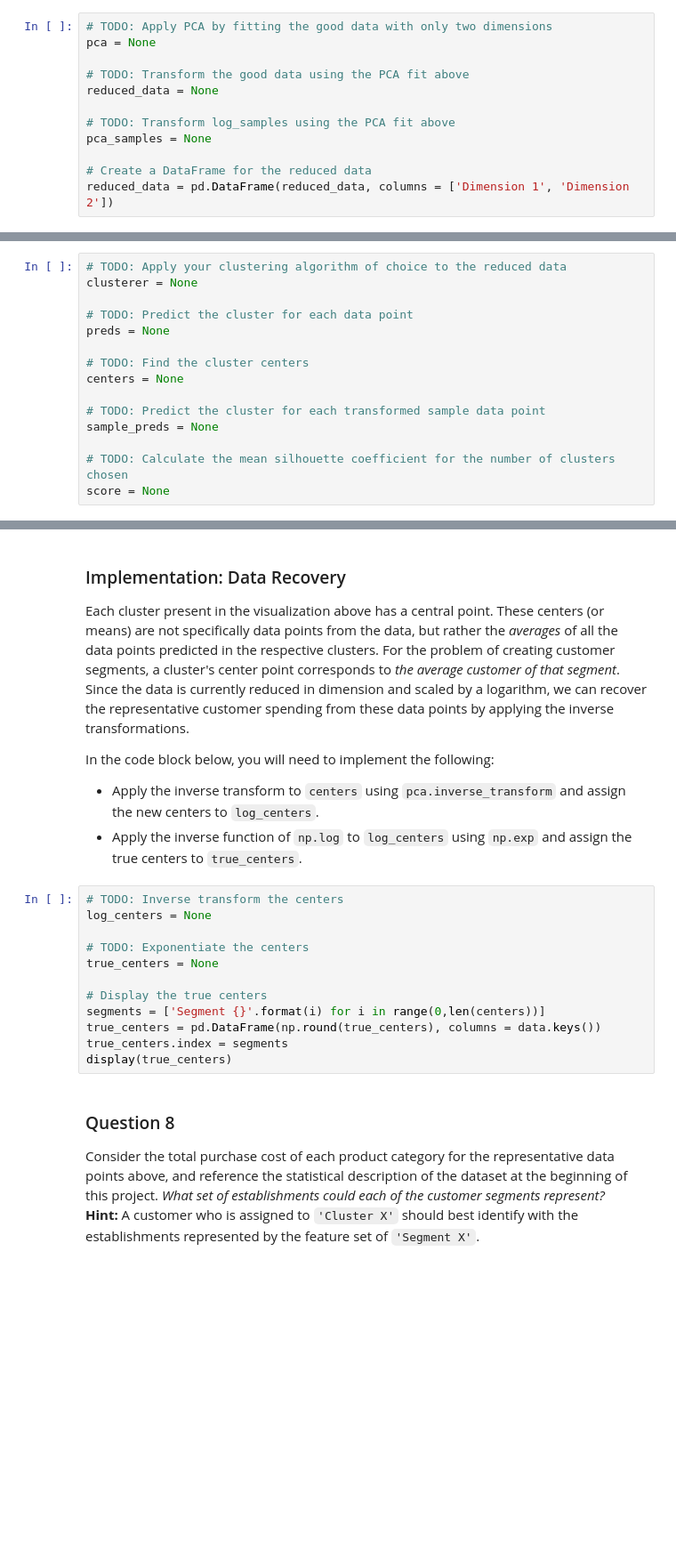
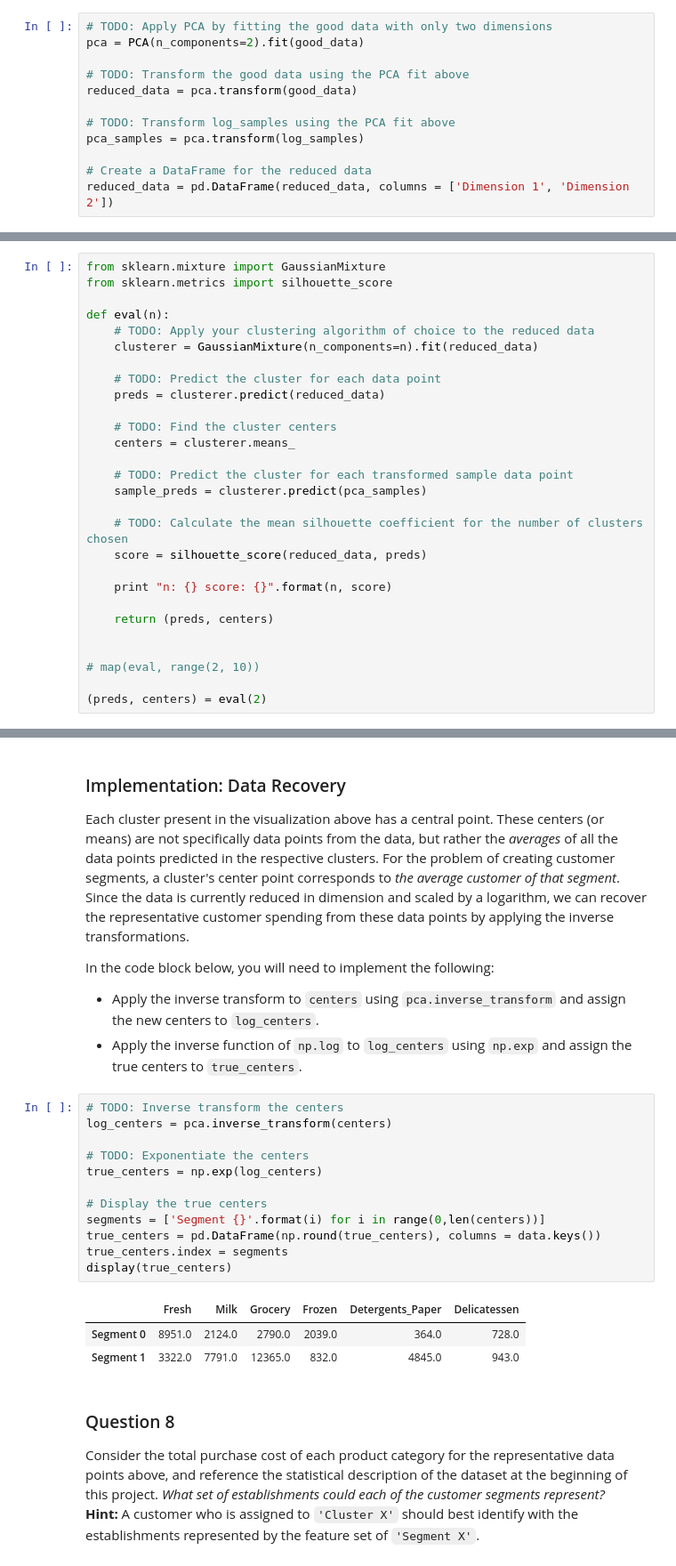
Before and after one commit to stopachka/machine-learning, a Jupyter notebook: projects/customer_segments/customer_segments.ipynb, the cells around one changed output, grey strips where cells are left out. Shown at 89% size. Saved outputs shown, nothing was run; the diff lists cells and outputs as text; blank space fills up the shorter version.

```diff
--- a/projects/customer_segments/customer_segments.ipynb
+++ b/projects/customer_segments/customer_segments.ipynb
@@ -254,13 +355,13 @@ In the code block below, you will need to implement the following:
  - Apply a PCA transformation of `log_samples` using `pca.transform`, and assign the results to `pca_samples`.
 # %%
 # TODO: Apply PCA by fitting the good data with only two dimensions
-pca = None
+pca = PCA(n_components=2).fit(good_data)
 
 # TODO: Transform the good data using the PCA fit above
-reduced_data = None
+reduced_data = pca.transform(good_data)
 
 # TODO: Transform log_samples using the PCA fit above
-pca_samples = None
+pca_samples = pca.transform(log_samples)
 
 # Create a DataFrame for the reduced data
 reduced_data = pd.DataFrame(reduced_data, columns = ['Dimension 1', 'Dimension 2'])
@@ -305,17 +425,30 @@ In the code block below, you will need to implement the following:
  - Import `sklearn.metrics.silhouette_score` and calculate the silhouette score of `reduced_data` against `preds`.
    - Assign the silhouette score to `score` and print the result.
 # %%
-# TODO: Apply your clustering algorithm of choice to the reduced data
-clusterer = None
+from sklearn.mixture import GaussianMixture
+from sklearn.metrics import silhouette_score
 
-# TODO: Predict the cluster for each data point
-preds = None
+def eval(n):
+    # TODO: Apply your clustering algorithm of choice to the reduced data
+    clusterer = GaussianMixture(n_components=n).fit(reduced_data)
 
-# TODO: Find the cluster centers
-centers = None
+    # TODO: Predict the cluster for each data point
+    preds = clusterer.predict(reduced_data)
 
-# TODO: Predict the cluster for each transformed sample data point
-sample_preds = None
+    # TODO: Find the cluster centers
+    centers = clusterer.means_
 
-# TODO: Calculate the mean silhouette coefficient for the number of clusters chosen
-score = None
+    # TODO: Predict the cluster for each transformed sample data point
+    sample_preds = clusterer.predict(pca_samples)
+
+    # TODO: Calculate the mean silhouette coefficient for the number of clusters chosen
+    score = silhouette_score(reduced_data, preds)
+
+    print "n: {} score: {}".format(n, score)
+
+    return (preds, centers)
+
+
+# map(eval, range(2, 10))
+
+(preds, centers) = eval(2)
@@ -339,16 +489,20 @@ In the code block below, you will need to implement the following:
  - Apply the inverse function of `np.log` to `log_centers` using `np.exp` and assign the true centers to `true_centers`.
 # %%
 # TODO: Inverse transform the centers
-log_centers = None
+log_centers = pca.inverse_transform(centers)
 
 # TODO: Exponentiate the centers
-true_centers = None
+true_centers = np.exp(log_centers)
 
 # Display the true centers
 segments = ['Segment {}'.format(i) for i in range(0,len(centers))]
 true_centers = pd.DataFrame(np.round(true_centers), columns = data.keys())
 true_centers.index = segments
 display(true_centers)
+# %% [output]
+|  | Fresh | Milk | Grocery | Frozen | Detergents_Paper | Delicatessen |
+| Segment 0 | 8951.0 | 2124.0 | 2790.0 | 2039.0 | 364.0 | 728.0 |
+| Segment 1 | 3322.0 | 7791.0 | 12365.0 | 832.0 | 4845.0 | 943.0 |
 # %% [markdown]
 ### Question 8
 Consider the total purchase cost of each product category for the representative data points above, and reference the statistical description of the dataset at the beginning of this project. *What set of establishments could each of the customer segments represent?*
```
Also changed, not shown: parts of 22 cells of this notebook.
